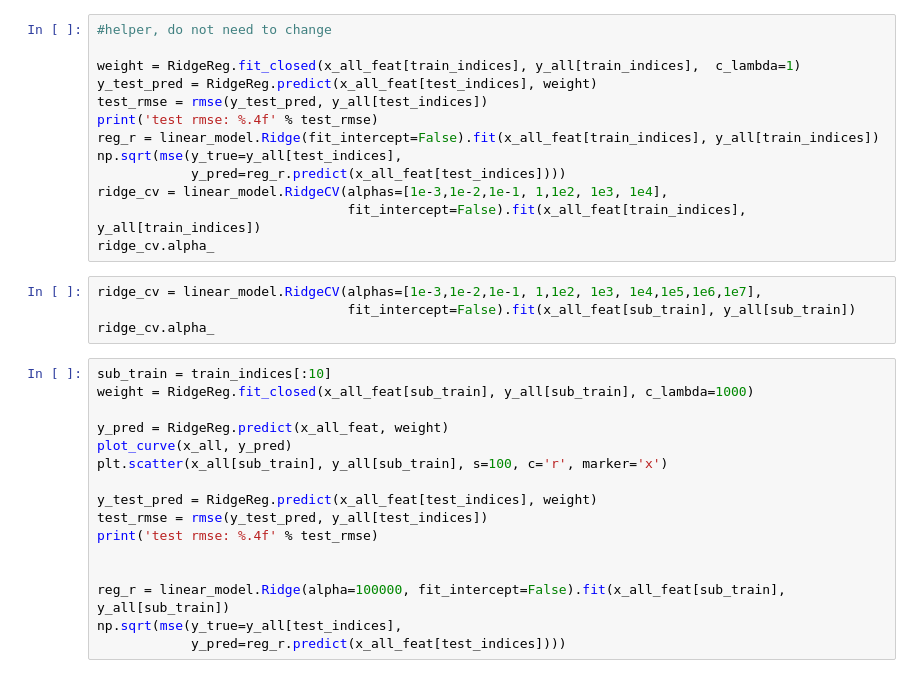
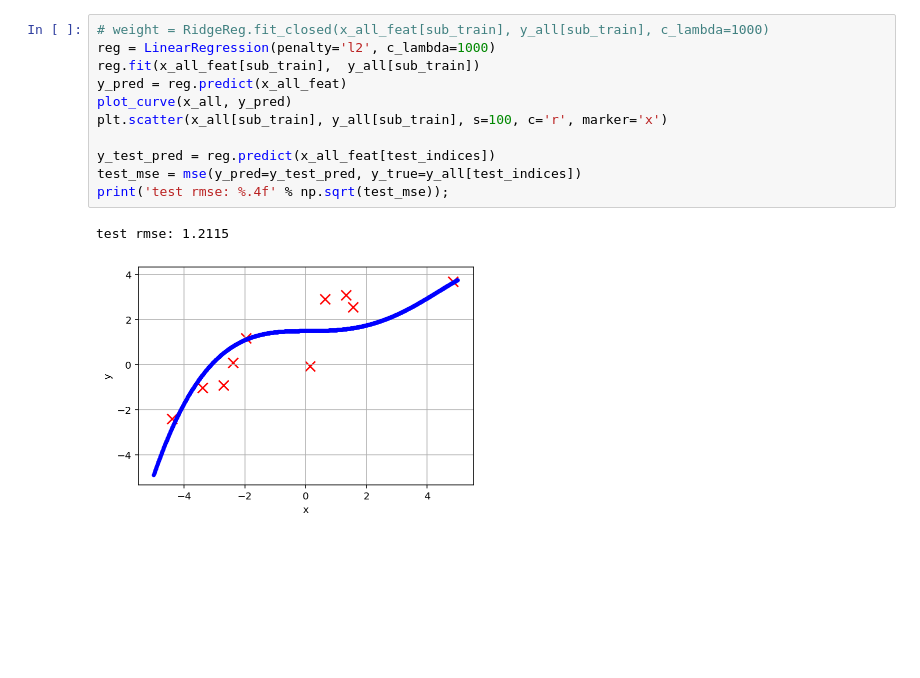
Before and after one commit to nickyfoto/learn, a Jupyter notebook: linear_regression_example.ipynb, the cells around one changed output. Drawn from its saved outputs; the diff is of its cells as text; blank space fills up the shorter version.

```diff
--- a/linear_regression_example.ipynb
+++ b/linear_regression_example.ipynb
@@ -305,33 +136,14 @@ class RidgeReg(LinearReg):
-# %%
-#helper, do not need to change
-
-weight = RidgeReg.fit_closed(x_all_feat[train_indices], y_all[train_indices],  c_lambda=1)
-y_test_pred = RidgeReg.predict(x_all_feat[test_indices], weight)
-test_rmse = rmse(y_test_pred, y_all[test_indices])
-print('test rmse: %.4f' % test_rmse)
-reg_r = linear_model.Ridge(fit_intercept=False).fit(x_all_feat[train_indices], y_all[train_indices])
-np.sqrt(mse(y_true=y_all[test_indices],
-            y_pred=reg_r.predict(x_all_feat[test_indices])))
-ridge_cv = linear_model.RidgeCV(alphas=[1e-3,1e-2,1e-1, 1,1e2, 1e3, 1e4],
-                                fit_intercept=False).fit(x_all_feat[train_indices], y_all[train_indices])
-ridge_cv.alpha_
-# %%
-ridge_cv = linear_model.RidgeCV(alphas=[1e-3,1e-2,1e-1, 1,1e2, 1e3, 1e4,1e5,1e6,1e7],
-                                fit_intercept=False).fit(x_all_feat[sub_train], y_all[sub_train])
-ridge_cv.alpha_
 # %%
-sub_train = train_indices[:10]
-weight = RidgeReg.fit_closed(x_all_feat[sub_train], y_all[sub_train], c_lambda=1000)
-
-y_pred = RidgeReg.predict(x_all_feat, weight)
+# weight = RidgeReg.fit_closed(x_all_feat[sub_train], y_all[sub_train], c_lambda=1000)
+reg = LinearRegression(penalty='l2', c_lambda=1000)
+reg.fit(x_all_feat[sub_train],  y_all[sub_train])
+y_pred = reg.predict(x_all_feat)
 plot_curve(x_all, y_pred)
 plt.scatter(x_all[sub_train], y_all[sub_train], s=100, c='r', marker='x')
 
-y_test_pred = RidgeReg.predict(x_all_feat[test_indices], weight)
-test_rmse = rmse(y_test_pred, y_all[test_indices])
-print('test rmse: %.4f' % test_rmse)
-
-
-reg_r = linear_model.Ridge(alpha=100000, fit_intercept=False).fit(x_all_feat[sub_train], y_all[sub_train])
-np.sqrt(mse(y_true=y_all[test_indices],
-            y_pred=reg_r.predict(x_all_feat[test_indices])))
+y_test_pred = reg.predict(x_all_feat[test_indices])
+test_mse = mse(y_pred=y_test_pred, y_true=y_all[test_indices])
+print('test rmse: %.4f' % np.sqrt(test_mse));
+# %% [output]
+test rmse: 1.2115
+[figure, added]
```
Also changed, not shown: parts of 35 cells of this notebook, 3 other files.
